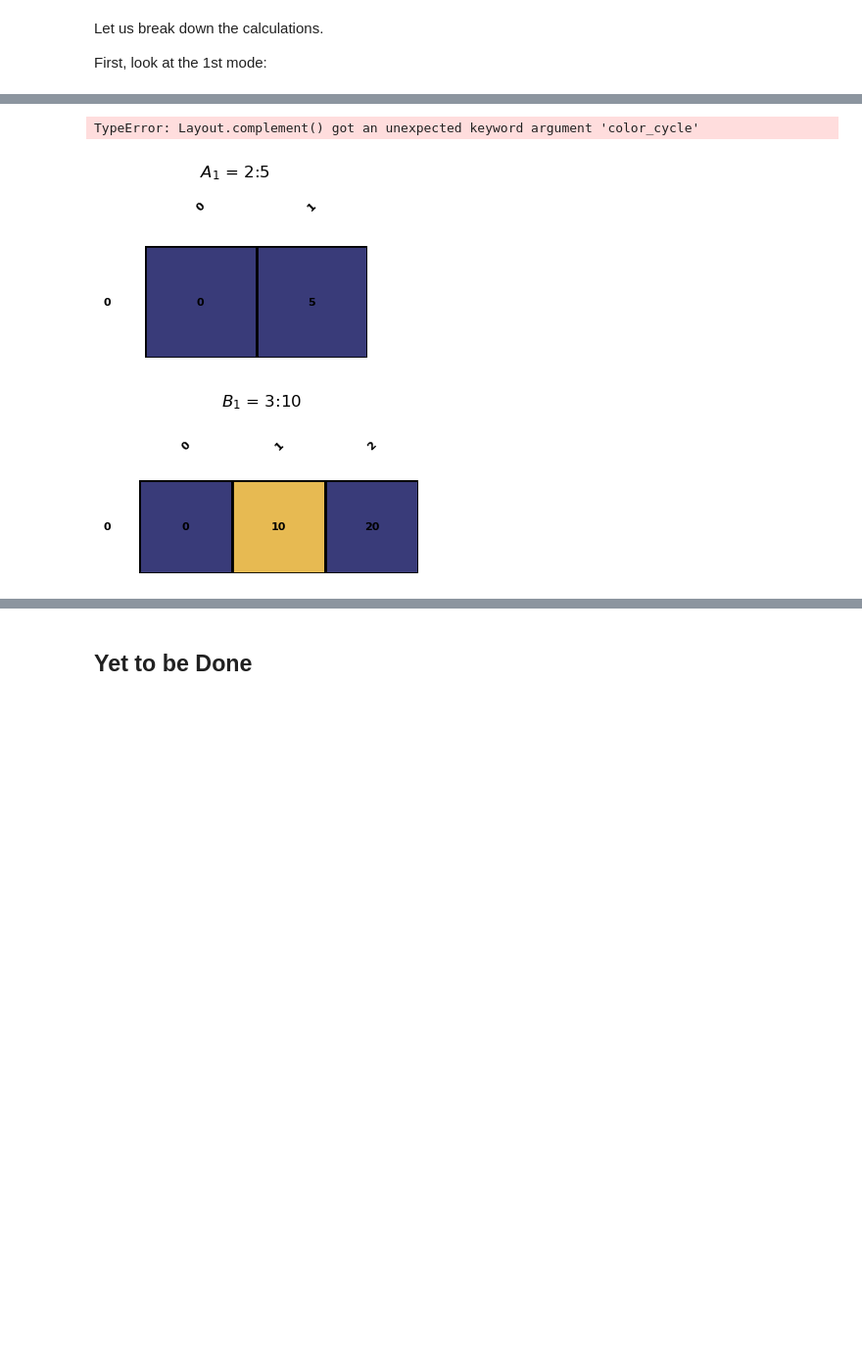
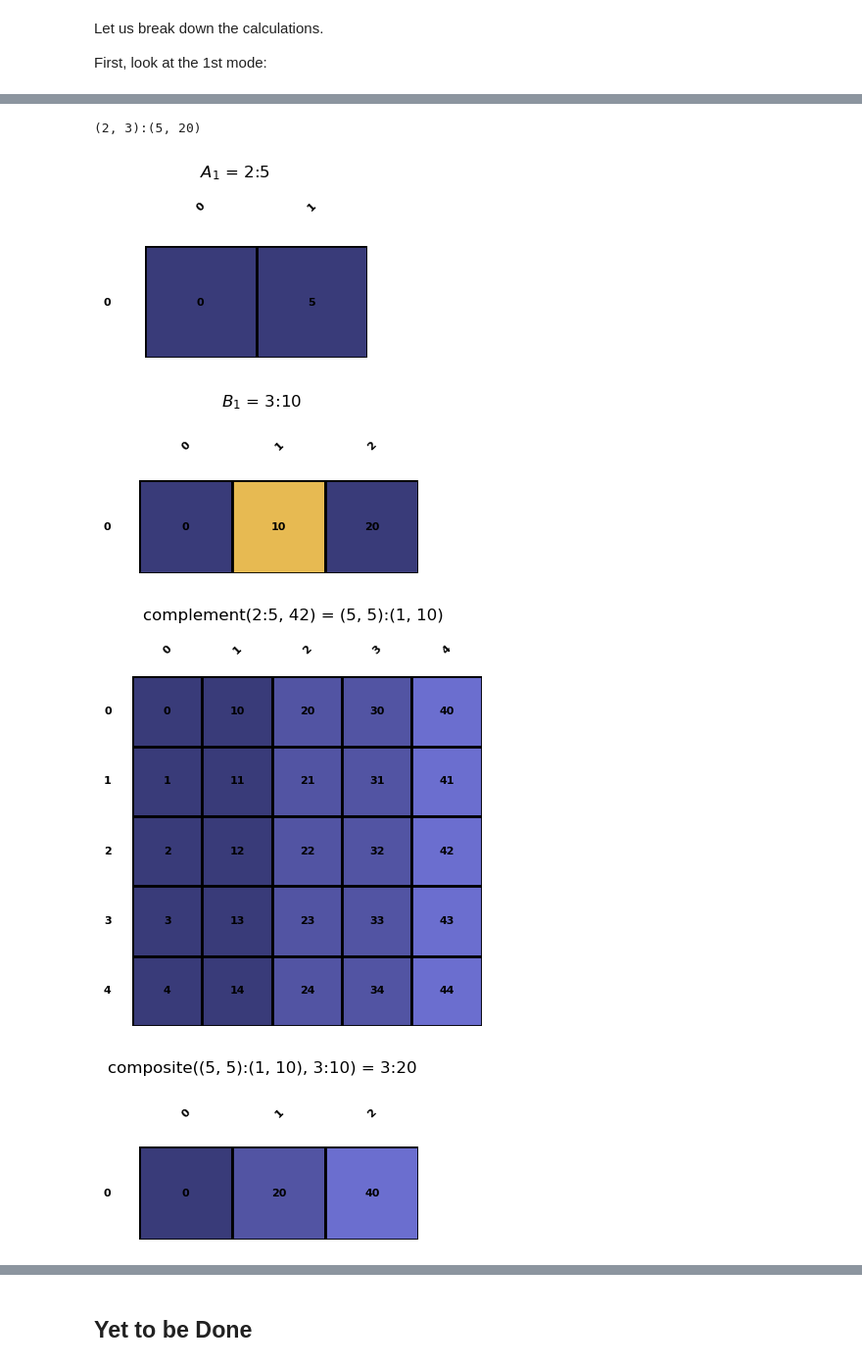
Before and after one commit to w32zhong/simp-intelligence, a Jupyter notebook: simp_intelligence/math/layout_product.ipynb, the cells around one changed output, grey strips where cells are left out. Shown at 98% size. Cells and saved outputs as stored; diff of their text form; code cells hidden in the pictures; blank space fills up the shorter version.

Commit message:
modify verbose print

```diff
--- a/simp_intelligence/math/layout_product.ipynb
+++ b/simp_intelligence/math/layout_product.ipynb
@@ -32,6 +32,6 @@ First, look at the 1st mode:
 A1 = Layout.from_string('2:5').visualize('$A_1$', color_cycle=20)
 B1 = Layout.from_string('3:10').visualize('$B_1$')
 print('size = ', A1.size(), '*', B1.cosize(), '=', size:=A1.size() * B1.cosize())
-A1.logical_product(B1, visualize_steps=True, color_cycle=20)
+A1.logical_product(B1, visualize_steps=True, verbose=True, color_cycle=20)
 # %% [output]
 size =  2 * 21 = 42
@@ -38,3 +42,5 @@ size =  2 * 21 = 42
-TypeError: Layout.complement() got an unexpected keyword argument 'color_cycle'
+(2, 3):(5, 20)
 [figure]
 [figure]
+[figure, added]
+[figure, added]
```
Also changed, not shown: parts of 1 cell of this notebook, 1 other file.
